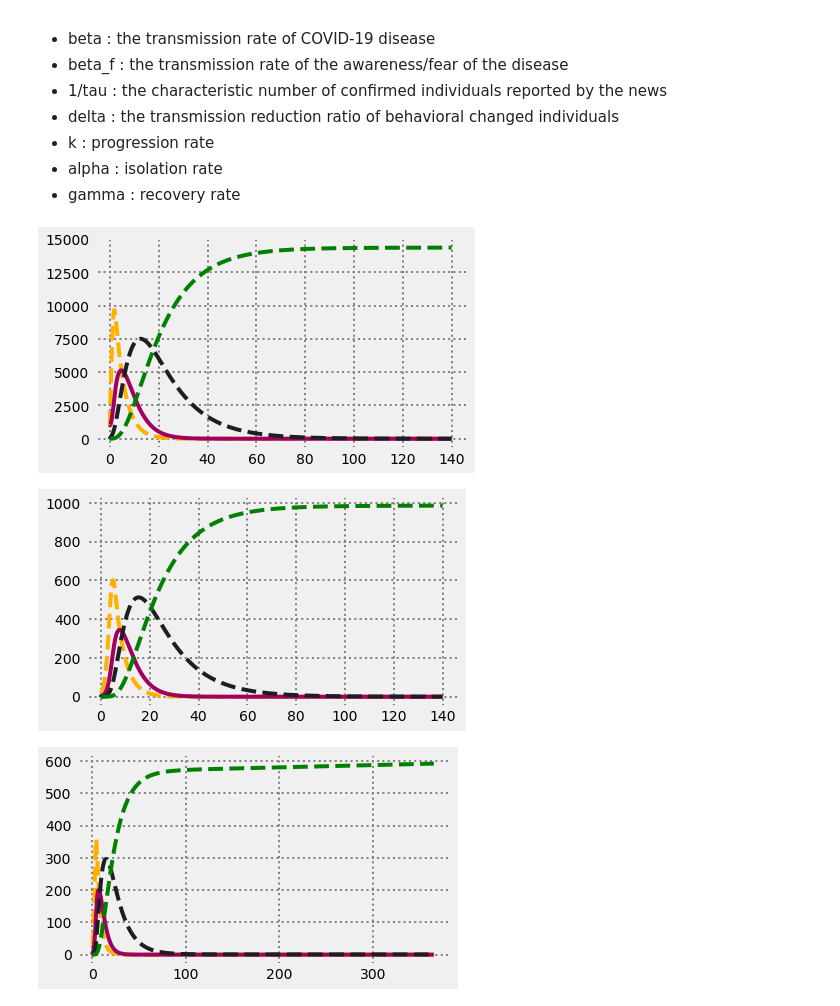
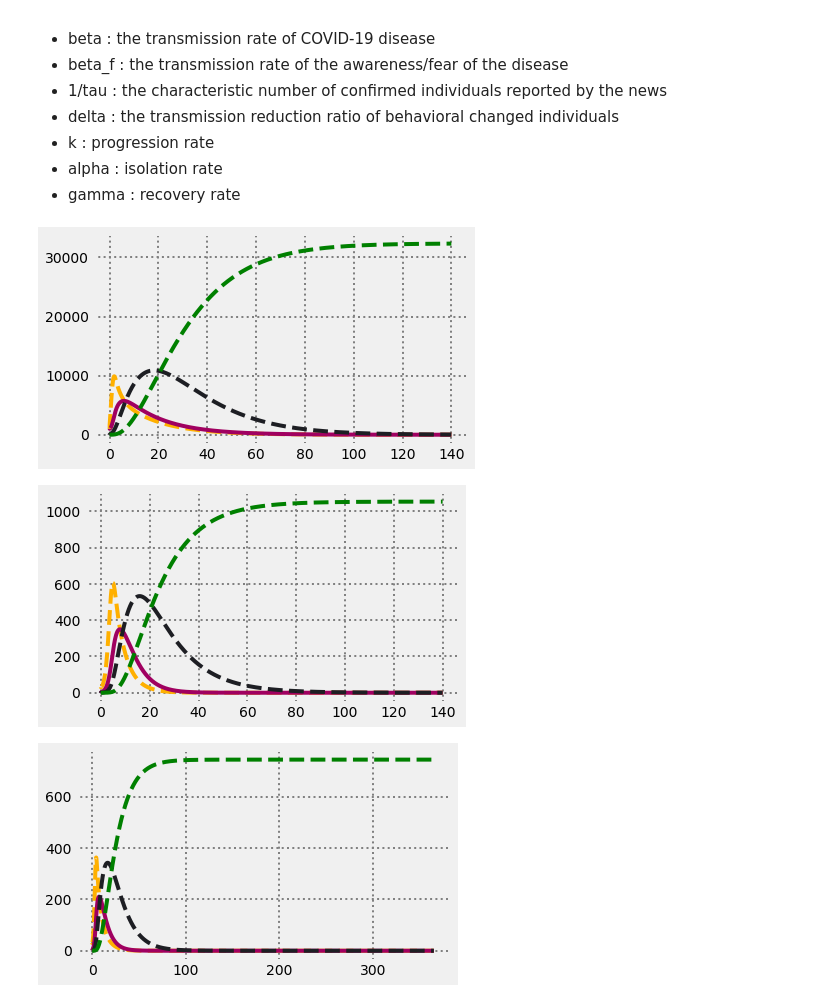
Before and after one commit to Dal0328/dal0328_study_hafs.github.io, a Jupyter notebook: 3학년 스터디/SEIQR모델.ipynb, the cells around one changed output. Drawn from its saved outputs; the diff is of its cells as text; code cells hidden in the pictures.

```diff
--- a/3학년 스터디/SEIQR모델.ipynb
+++ b/3학년 스터디/SEIQR모델.ipynb
@@ -27,8 +27,8 @@ def SEIR_model(beta,betaf,tau,gamma,delta,k,alpha,N):
         S,Sf,E,I,Q,R = x
         return vector([
             -beta*S*I/N-betaf*(1-math.exp(-1*tau*Q))*S,
-            betaf*(1-math.exp(-1*tau*Q))*S-delta*beta*Sf/N,
-            beta*S*I/N + delta*beta*Sf/N - k*E,
+            betaf*(1-math.exp(-1*tau*Q))*S-delta*beta*Sf*I/N,
+            beta*S*I/N + delta*beta*Sf*I/N - k*E,
             k*E - alpha*I,
             alpha*I-gamma*Q,
             gamma*Q
@@ -38,34 +38,34 @@ def SEIR_model(beta,betaf,tau,gamma,delta,k,alpha,N):
 def SEIR_simulation(beta,betaf,tau,gamma,delta,k,alpha,E0,I0,days,step,N):
     x0 = vector([N-E0-I0,0.0,E0,I0,0.0,0.0])
     return euler_method(SEIR_model(beta,betaf,tau,gamma,delta,k,alpha,N),0,x0,days,step)
 
 def diagram(simulation):
     import matplotlib.pyplot as plot
     %matplotlib inline
     plot.style.use('fivethirtyeight')
     figure,axes = plot.subplots()
     figure.subplots_adjust(bottom = 0.15)
     axes.grid(linestyle = ':', linewidth = 2.0, color = "#808080")
     t,x = zip(*simulation())
     S,Sf,E,I,Q,R = zip(*x)
     #axes.plot(t,S, color = "#0000cc")
     #axes.plot(t,Sf, color = "#9ed6c0")
     axes.plot(t,E, color = "#ffb000", linestyle = '--')
     axes.plot(t,I, color = "#a00060")
     axes.plot(t,Q, color = "#1d1e23", linestyle = '--')
     axes.plot(t,R, color = "#008000", linestyle = '--')
     plot.show()
 
 def simulation1():
     N = 51839408 # 한국 전체 인구 수
     R0 = 2.4; gamma = 1/14.0
     return SEIR_simulation(
         beta = 7.0591, betaf = 4.8106, tau = 1/1000, gamma = gamma, delta = 0.02, k = 1/4.1, alpha = 1/4,
         E0 = 1000.0, I0 = 1000.0, days = 140,step=0.1,N = N)
 
 diagram(simulation1) #검은색 : Q(격리군), 노란색 : E(접촉군), 자홍색 : I(감염군), 녹색 : R(회복군)
 # %% [output]
-[figure, old version]
+[figure, new version]
 # %%
 def simulation2():
     N = 1163 # 한국 전체 인구 수
@@ -76,7 +76,7 @@ def simulation2():
 
 diagram(simulation2)
 # %% [output]
-[figure, old version]
+[figure, new version]
 # %%
 def simulation3():
     N = 1163 # 한국 전체 인구 수
@@ -87,7 +87,7 @@ def simulation3():
 
 diagram(simulation3)
 # %% [output]
-[figure, old version]
+[figure, new version]
 # %%
 def simulation4():
     N = 1163 # 한국 전체 인구 수
```
Also changed, not shown: parts of 2 cells of this notebook.
